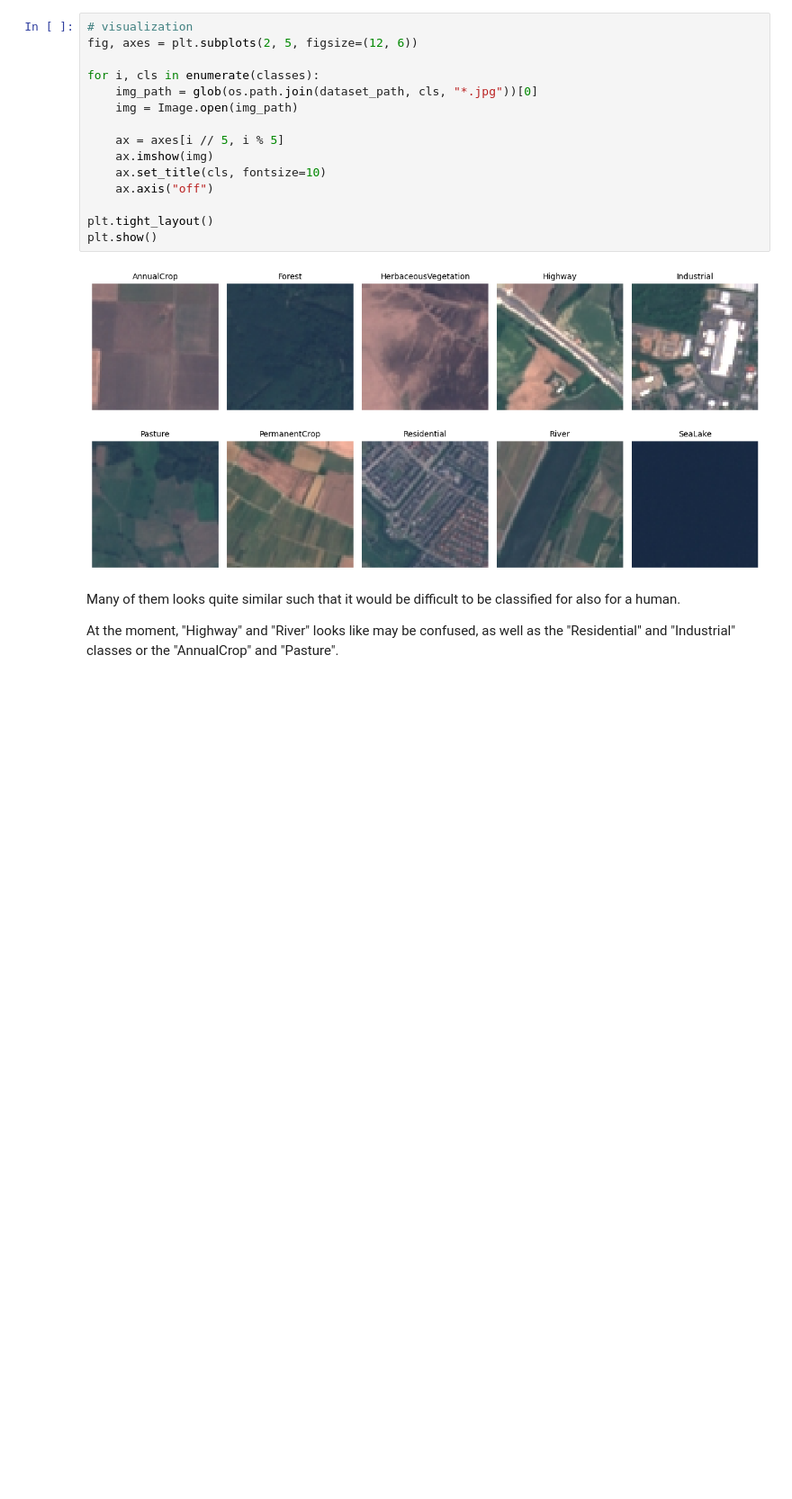
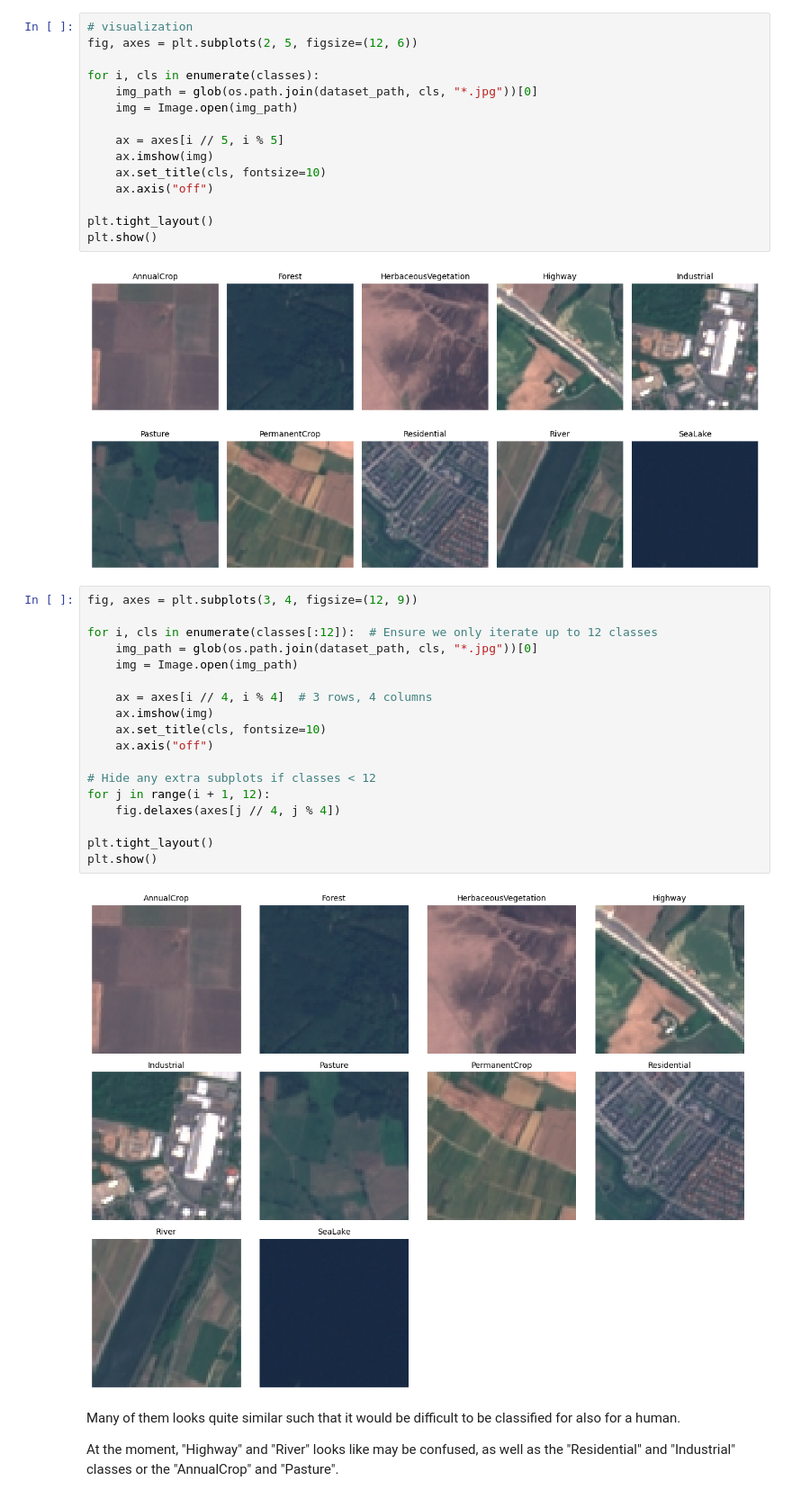
Before and after one commit to andrea-zoccante/land-classification-project, a Jupyter notebook: task1.ipynb, the cells around one changed output. Shown: that part at 90% size. Cells and saved outputs as stored; diff of their text form; blank space fills up the shorter version.

```diff
--- a/task1.ipynb
+++ b/task1.ipynb
@@ -113,6 +113,26 @@ plt.tight_layout()
 plt.show()
 # %% [output]
 [figure]
+# %%
+fig, axes = plt.subplots(3, 4, figsize=(12, 9))
+
+for i, cls in enumerate(classes[:12]):  # Ensure we only iterate up to 12 classes
+    img_path = glob(os.path.join(dataset_path, cls, "*.jpg"))[0]
+    img = Image.open(img_path)
+
+    ax = axes[i // 4, i % 4]  # 3 rows, 4 columns
+    ax.imshow(img)
+    ax.set_title(cls, fontsize=10)
+    ax.axis("off")
+
+# Hide any extra subplots if classes < 12
+for j in range(i + 1, 12):
+    fig.delaxes(axes[j // 4, j % 4])
+
+plt.tight_layout()
+plt.show()
+# %% [output]
+[figure, added]
 # %% [markdown]
 Many of them looks quite similar such that it would be difficult to be classified for also for a human.
 
```
Also changed, not shown: parts of 1 cell of this notebook, 1 other file.
